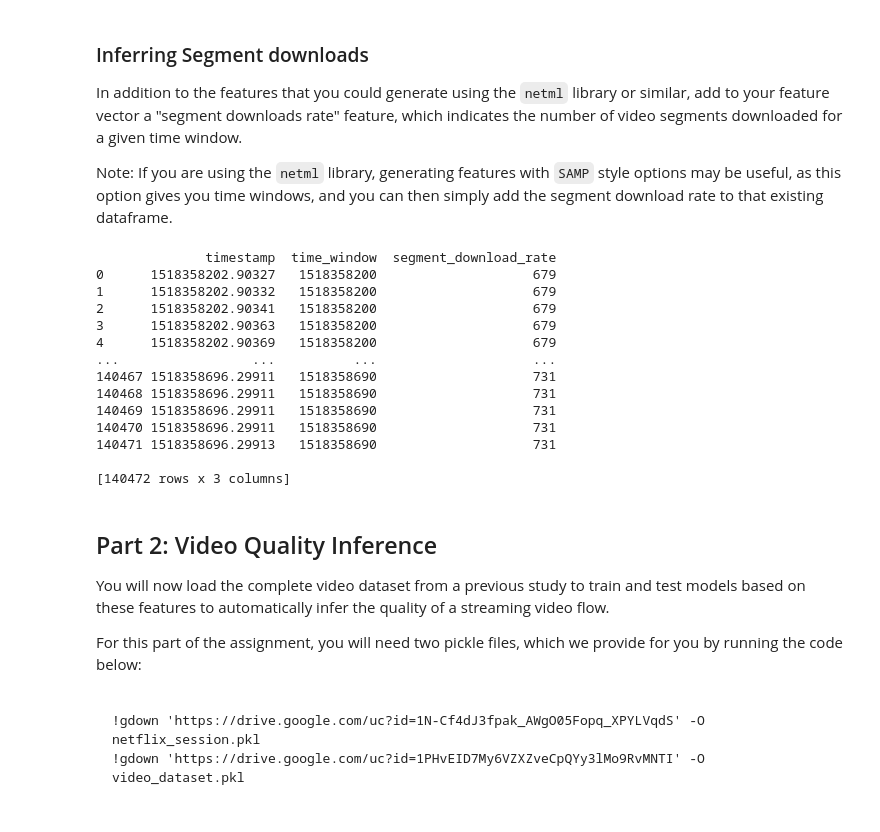
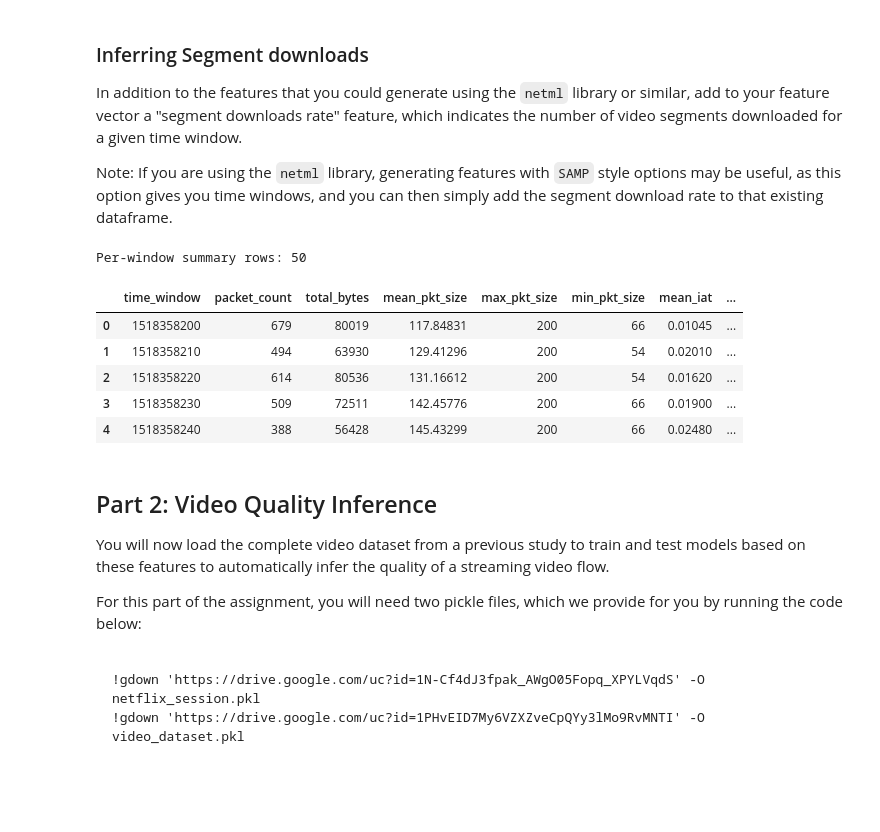
Before and after one commit to noise-course/video-quality-of-experience-hcarpenter4, a Jupyter notebook: 1-Video-Quality-Inference.ipynb, the cells around one changed output. Cells and saved outputs as stored; diff of their text form; code cells hidden in the pictures; blank space fills up the shorter version.

```diff
--- a/1-Video-Quality-Inference.ipynb
+++ b/1-Video-Quality-Inference.ipynb
@@ -166,31 +171,23 @@ dtype: float64
 In addition to the features that you could generate using the `netml` library or similar, add to your feature vector a "segment downloads rate" feature, which indicates the number of video segments downloaded for a given time window.
 
 Note: If you are using the `netml` library, generating features with `SAMP` style options may be useful, as this option gives you time windows, and you can then simply add the segment download rate to that existing dataframe.
-# %%
-# count packets per 10 second window
-
-import numpy as np
-
-nflx_pkts["time_window"] = (np.floor(nflx_pkts["timestamp"] / 10) * 10).astype(int)
-segment_download_rate = nflx_pkts.groupby("time_window").size().reset_index(name="segment_download_rate")
-nflx_pkts = nflx_pkts.merge(segment_download_rate, on="time_window", how="left")
-
-print(nflx_pkts[["timestamp", "time_window", "segment_download_rate"]])
-# %% [output]
-              timestamp  time_window  segment_download_rate
-0      1518358202.90327   1518358200                    679
-1      1518358202.90332   1518358200                    679
-2      1518358202.90341   1518358200                    679
-3      1518358202.90363   1518358200                    679
-4      1518358202.90369   1518358200                    679
-...                 ...          ...                    ...
-140467 1518358696.29911   1518358690                    731
-140468 1518358696.29911   1518358690                    731
-140469 1518358696.29911   1518358690                    731
-140470 1518358696.29911   1518358690                    731
-140471 1518358696.29913   1518358690                    731
-
-[140472 rows x 3 columns]
+# %%
+
+segment_download_rate = nflx_pkts.groupby("time_window").size().reset_index(name="segment_download_rate")
+nflx_windows = nflx_windows.merge(segment_download_rate, on="time_window", how="left")
+nflx_windows["segment_download_rate"] = nflx_windows["segment_download_rate"].fillna(0).astype(int)
+
+# show result
+print("Per-window summary rows:", len(nflx_windows))
+display(nflx_windows.head())
+# %% [output]
+Per-window summary rows: 50
+|  | time_window | packet_count | total_bytes | mean_pkt_size | max_pkt_size | min_pkt_size | mean_iat | ... |
+| 0 | 1518358200 | 679 | 80019 | 117.84831 | 200 | 66 | 0.01045 | ... |
+| 1 | 1518358210 | 494 | 63930 | 129.41296 | 200 | 54 | 0.02010 | ... |
+| 2 | 1518358220 | 614 | 80536 | 131.16612 | 200 | 54 | 0.01620 | ... |
+| 3 | 1518358230 | 509 | 72511 | 142.45776 | 200 | 66 | 0.01900 | ... |
+| 4 | 1518358240 | 388 | 56428 | 145.43299 | 200 | 66 | 0.02480 | ... |
 # %% [markdown]
 ## Part 2: Video Quality Inference
 
```
Also changed, not shown: parts of 7 cells of this notebook.
